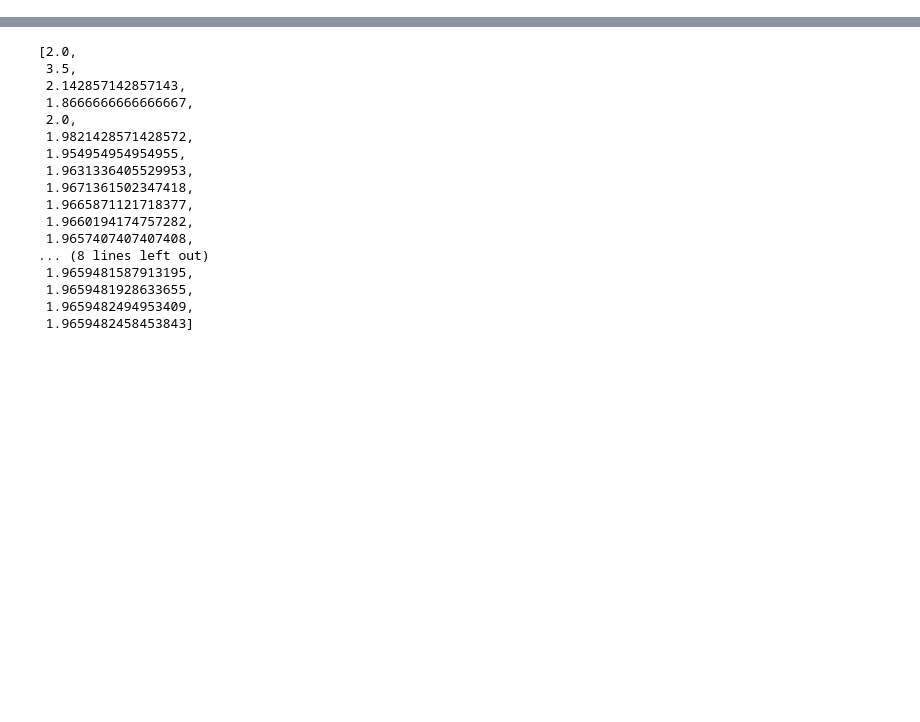
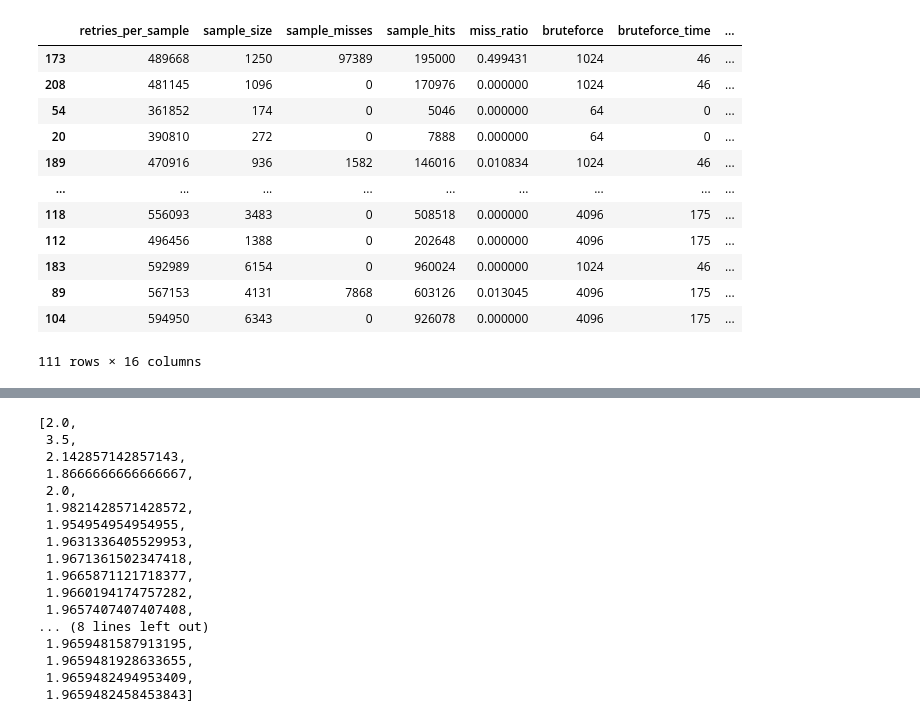
Before and after one commit to viantirreau/count-nfa, a Jupyter notebook: cpp_bindings.ipynb, the cells around one changed output, grey strips where cells are left out. Drawn from its saved outputs; the diff is of its cells as text; code cells hidden in the pictures; blank space fills up the shorter version.

```diff
--- a/cpp_bindings.ipynb
+++ b/cpp_bindings.ipynb
@@ -85,0 +60,29 @@ print('14 0.9 1 971\n3 2 8\n0 2 3\n1 0 0\n1 1 1\n0 1\n0 0 3\n0 0 2\n0 1 0\n0 1 3
+# %%
+# results = []
+samples = 0
+errors = []
+error_count = 0
+n_proc = 6
+with Pool(processes=n_proc) as pool:
+    while error_count < 3:
+        multiproc_results = [pool.apply_async(random_run)
+                             for i in range(6*n_proc)]
+        for res_promise in tqdm(multiproc_results):
+            res = None
+            try:
+                res = res_promise.get()
+            except TimeoutError:
+                continue
+
+            if isinstance(res, Exception):
+                errors.append(res)
+                error_count += 1
+                continue
+            else:
+                samples += 1
+                if res:
+                    results.extend(res)
+
+        with open("cpp_random.pkl", "wb") as fd:
+            pickle.dump(results, fd)
+        print(f"Wrote pickle file for {len(results)} results")
@@ -85,0 +98,5 @@ print('14 0.9 1 971\n3 2 8\n0 2 3\n1 0 0\n1 1 1\n0 1\n0 0 3\n0 0 2\n0 1 0\n0 1 3
+# %%
+with open("cpp_random.pkl", "rb") as fd:
+    results = pickle.load(fd)
+# %%
+df = pd.DataFrame(results)
@@ -86,2 +127,18 @@ print('14 0.9 1 971\n3 2 8\n0 2 3\n1 0 0\n1 1 1\n0 1\n0 0 3\n0 0 2\n0 1 0\n0 1 3
+# %%
+df[(df.rel_error > 0) & (df.epsilon < 2)].sort_values(by="rel_error", ascending=False).drop(columns=["str_repr"])
+# %% [output]
+|  | retries_per_sample | sample_size | sample_misses | sample_hits | miss_ratio | bruteforce | bruteforce_time | ... |
+| 173 | 489668 | 1250 | 97389 | 195000 | 0.499431 | 1024 | 46 | ... |
+| 208 | 481145 | 1096 | 0 | 170976 | 0.000000 | 1024 | 46 | ... |
+| 54 | 361852 | 174 | 0 | 5046 | 0.000000 | 64 | 0 | ... |
+| 20 | 390810 | 272 | 0 | 7888 | 0.000000 | 64 | 0 | ... |
+| 189 | 470916 | 936 | 1582 | 146016 | 0.010834 | 1024 | 46 | ... |
+| ... | ... | ... | ... | ... | ... | ... | ... | ... |
+| 118 | 556093 | 3483 | 0 | 508518 | 0.000000 | 4096 | 175 | ... |
+| 112 | 496456 | 1388 | 0 | 202648 | 0.000000 | 4096 | 175 | ... |
+| 183 | 592989 | 6154 | 0 | 960024 | 0.000000 | 1024 | 46 | ... |
+| 89 | 567153 | 4131 | 7868 | 603126 | 0.013045 | 4096 | 175 | ... |
+| 104 | 594950 | 6343 | 0 | 926078 | 0.000000 | 4096 | 175 | ... |
+111 rows × 16 columns
 # %%
 %%time
```
Also changed, not shown: parts of 22 cells of this notebook, 1 other file.
